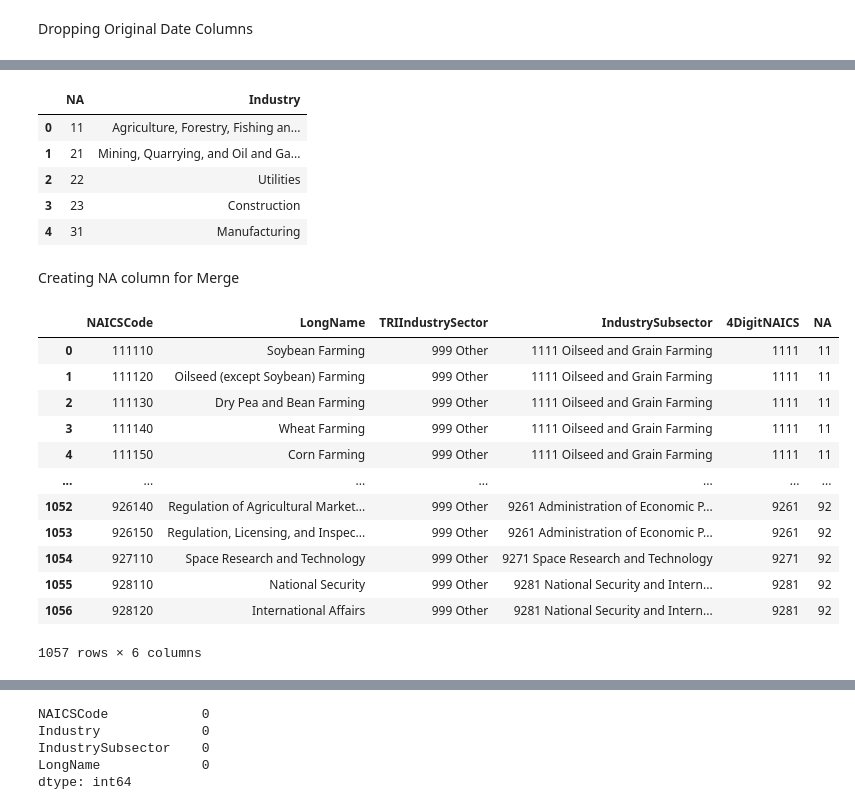
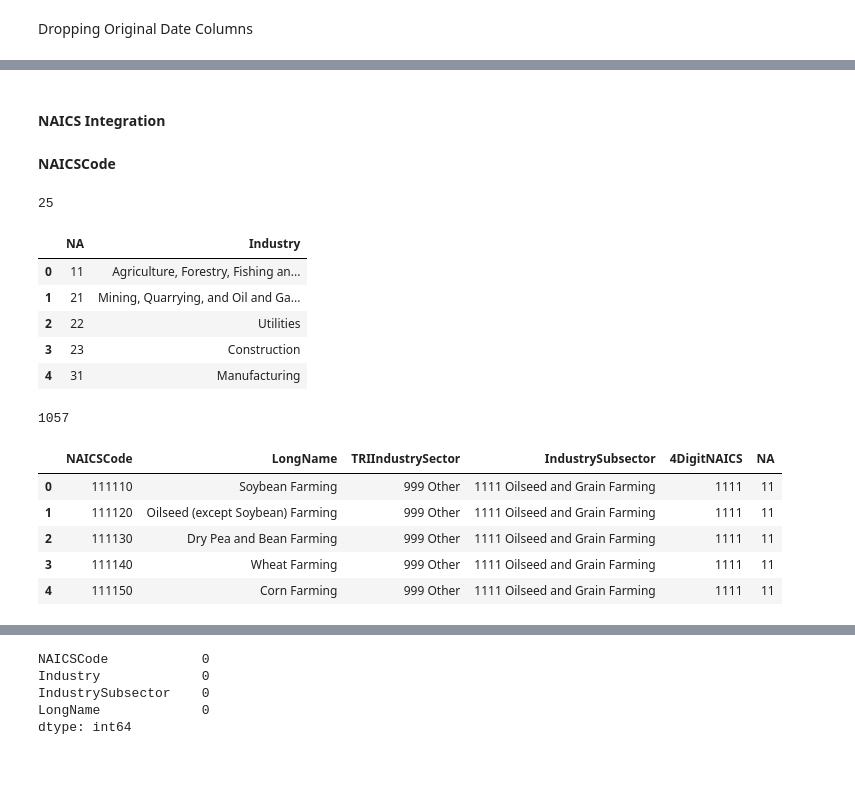
Before and after one commit to cspence001/mapdata_finalization_notebooks, a Jupyter notebook: main_label_pipe23.ipynb, the cells around one changed output, grey strips where cells are left out. Cells and saved outputs as stored; diff of their text form; code cells hidden in the pictures; blank space fills up the shorter version.

```diff
--- a/main_label_pipe23.ipynb
+++ b/main_label_pipe23.ipynb
@@ -31,0 +91,2 @@ ppp_df_23.head(20)
+# %%
+pd.reset_option('all', silent=True)
@@ -31,0 +114,2 @@ ppp_df_23.head(20)
+# %%
+pd.reset_option('all', silent=True)
@@ -410,33 +333,32 @@ ppp_df_23.head()
+# %% [markdown]
+<h4>NAICS Integration
+# %% [markdown]
+<b>NAICSCode
 # %%
 naics_ind = pd.read_csv("../data/raw/NAICS/NAICSind.csv") #NAICSCode, Industry
 naics_full = pd.read_csv("../data/raw/NAICS/NAICSfull.csv") #NAICSCode, SubIndustry Values
 # %%
 naics_ind["NA"] = naics_ind["NA"].astype(str)
+print(naics_ind.shape[0])
 naics_ind.head()
 # %% [output]
+25
 |  | NA | Industry |
 | 0 | 11 | Agriculture, Forestry, Fishing an... |
 | 1 | 21 | Mining, Quarrying, and Oil and Ga... |
 | 2 | 22 | Utilities |
 | 3 | 23 | Construction |
 | 4 | 31 | Manufacturing |
-# %% [markdown]
-Creating NA column for Merge
 # %%
 naics_full["NA"] = naics_full["NAICSCode"].astype(str).str[:2]
-naics_full
+print(naics_full.shape[0])
+naics_full.head()
 # %% [output]
+1057
 |  | NAICSCode | LongName | TRIIndustrySector | IndustrySubsector | 4DigitNAICS | NA |
 | 0 | 111110 | Soybean Farming | 999 Other | 1111 Oilseed and Grain Farming | 1111 | 11 |
 | 1 | 111120 | Oilseed (except Soybean) Farming | 999 Other | 1111 Oilseed and Grain Farming | 1111 | 11 |
 | 2 | 111130 | Dry Pea and Bean Farming | 999 Other | 1111 Oilseed and Grain Farming | 1111 | 11 |
 | 3 | 111140 | Wheat Farming | 999 Other | 1111 Oilseed and Grain Farming | 1111 | 11 |
 | 4 | 111150 | Corn Farming | 999 Other | 1111 Oilseed and Grain Farming | 1111 | 11 |
-| ... | ... | ... | ... | ... | ... | ... |
-| 1052 | 926140 | Regulation of Agricultural Market... | 999 Other | 9261 Administration of Economic P... | 9261 | 92 |
-| 1053 | 926150 | Regulation, Licensing, and Inspec... | 999 Other | 9261 Administration of Economic P... | 9261 | 92 |
-| 1054 | 927110 | Space Research and Technology | 999 Other | 9271 Space Research and Technology | 9271 | 92 |
-| 1055 | 928110 | National Security | 999 Other | 9281 National Security and Intern... | 9281 | 92 |
-| 1056 | 928120 | International Affairs | 999 Other | 9281 National Security and Intern... | 9281 | 92 |
-1057 rows × 6 columns
 # %% [markdown]
```
Also changed, not shown: parts of 178 cells of this notebook, 3 other files.
